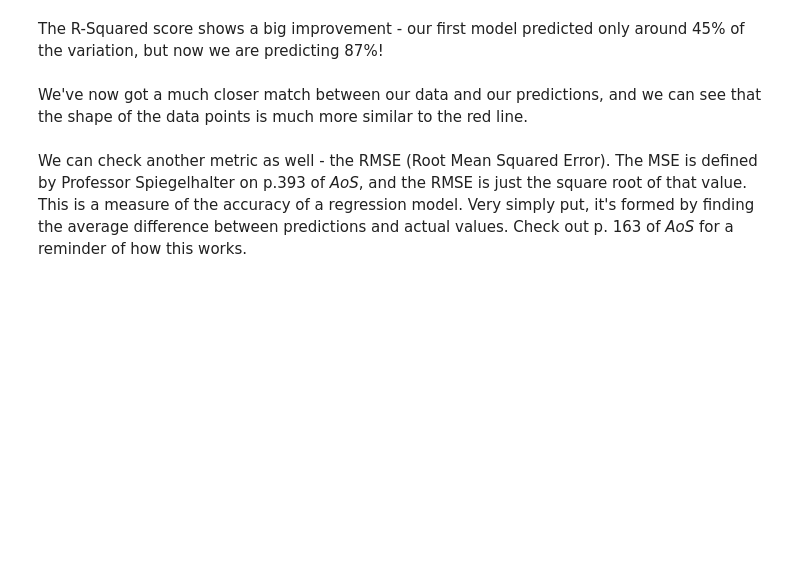
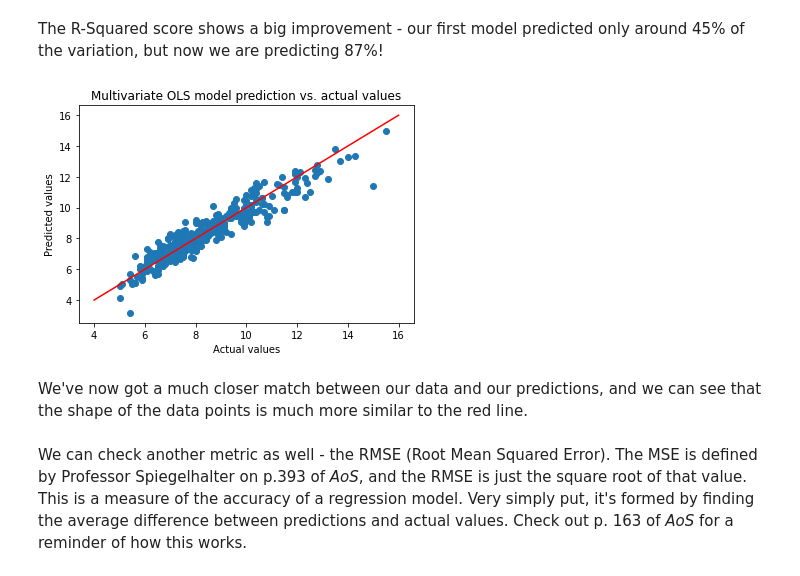
Before and after one commit to kstoudt/Springboard, a Jupyter notebook: 11. Python Statistics in EDA/11.4.1 Case Study - Linear Regression/Springboard Regression Case Study - the Red Wine Dataset - Tier 3.ipynb, the cells around one changed output. Cells and saved outputs as stored; diff of their text form; code cells hidden in the pictures; blank space fills up the shorter version.

```diff
--- a/11. Python Statistics in EDA/11.4.1 Case Study - Linear Regression/Springboard Regression Case Study - the Red Wine Dataset - Tier 3.ipynb
+++ b/11. Python Statistics in EDA/11.4.1 Case Study - Linear Regression/Springboard Regression Case Study - the Red Wine Dataset - Tier 3.ipynb
@@ -384,11 +417,12 @@ Remember, as Professor Spiegelhalter explains on p.132 of *AoS*, including more
 # Create test and train datasets
 # This is again very similar, but now we include more columns in the predictors
 # Include all columns from data in the explanatory variables X except fixed.acidity and quality (which was an integer)
-_ _ _
+X = df.drop(columns=['fixed.acidity','quality'])
 
 # Create constants for X, so the model knows its bounds
-_ _ _
-
+X = sm.add_constant(X)
+y = df[['fixed.acidity']]
 
 # Split the data
-_ _ _
+X_train, X_test, y_train, y_test = train_test_split(X, y, test_size=0.25, random_state=42)
+X_train.shape, X_test.shape, y_train.shape, y_test.shape
@@ -395,9 +431,8 @@ _ _ _
 # %%
 # We can use almost identical code to create the third model, because it is the same algorithm, just different inputs
 # Create the model
-_ _ _
-
+ols_model2 = sm.OLS(y_train, X_train)
 # Fit the model
-_ _ _
+ols_model2_fitted = ols_model2.fit()
 # %%
 # Evaluate the model
@@ -406,17 +472,21 @@ _ _ _
 The R-Squared score shows a big improvement - our first model predicted only around 45% of the variation, but now we are predicting 87%!
 # %%
 # Use our new model to make predictions
-_ _ _
+y_pred = ols_model2_fitted.predict(X_test)
 # %%
 # Plot the predictions
 # Build a scatterplot
-_ _ _
+plt.scatter(y_test, y_pred)
 
 # Add a line for perfect correlation
-_ _ _
+plt.plot([4,16], [4,16], color='red')
 
 # Label it nicely
-_ _ _
+plt.title('Multivariate OLS model prediction vs. actual values')
+plt.xlabel('Actual values')
+plt.ylabel('Predicted values');
+# %% [output]
+[figure, added]
 # %% [markdown]
 We've now got a much closer match between our data and our predictions, and we can see that the shape of the data points is much more similar to the red line.
 # %% [markdown]
```
Also changed, not shown: parts of 18 cells of this notebook.
